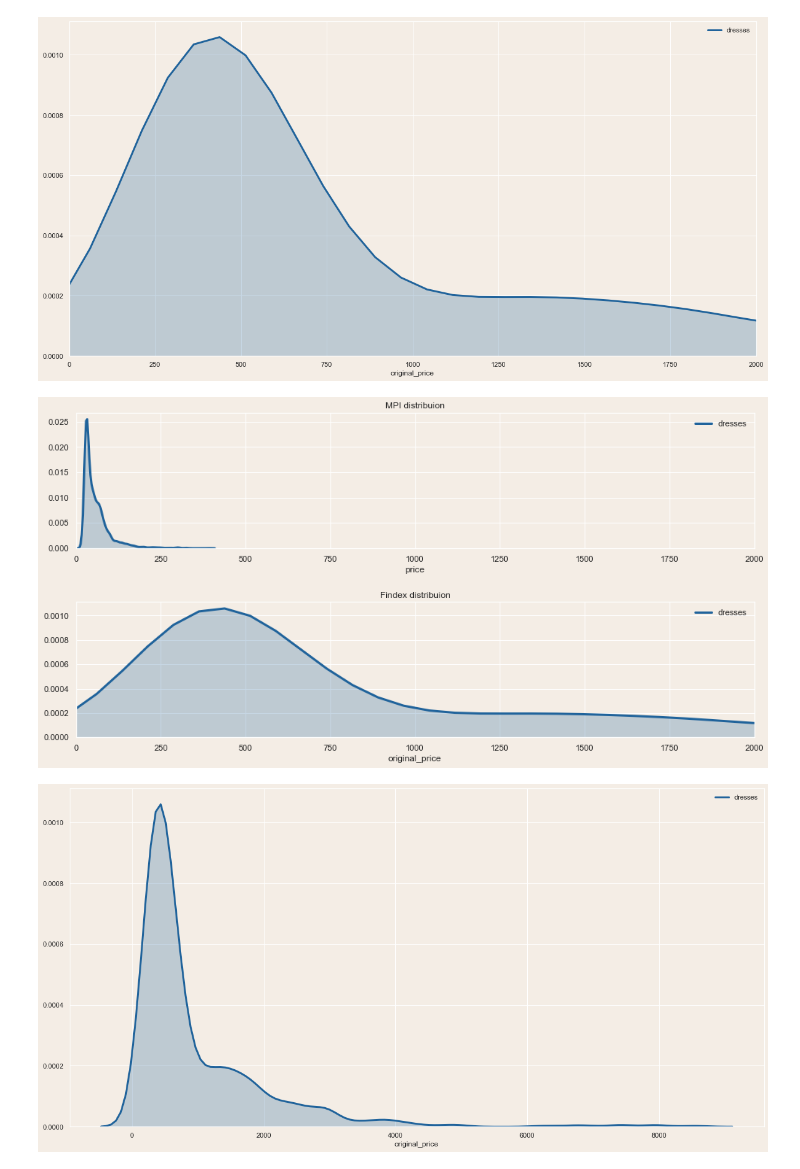
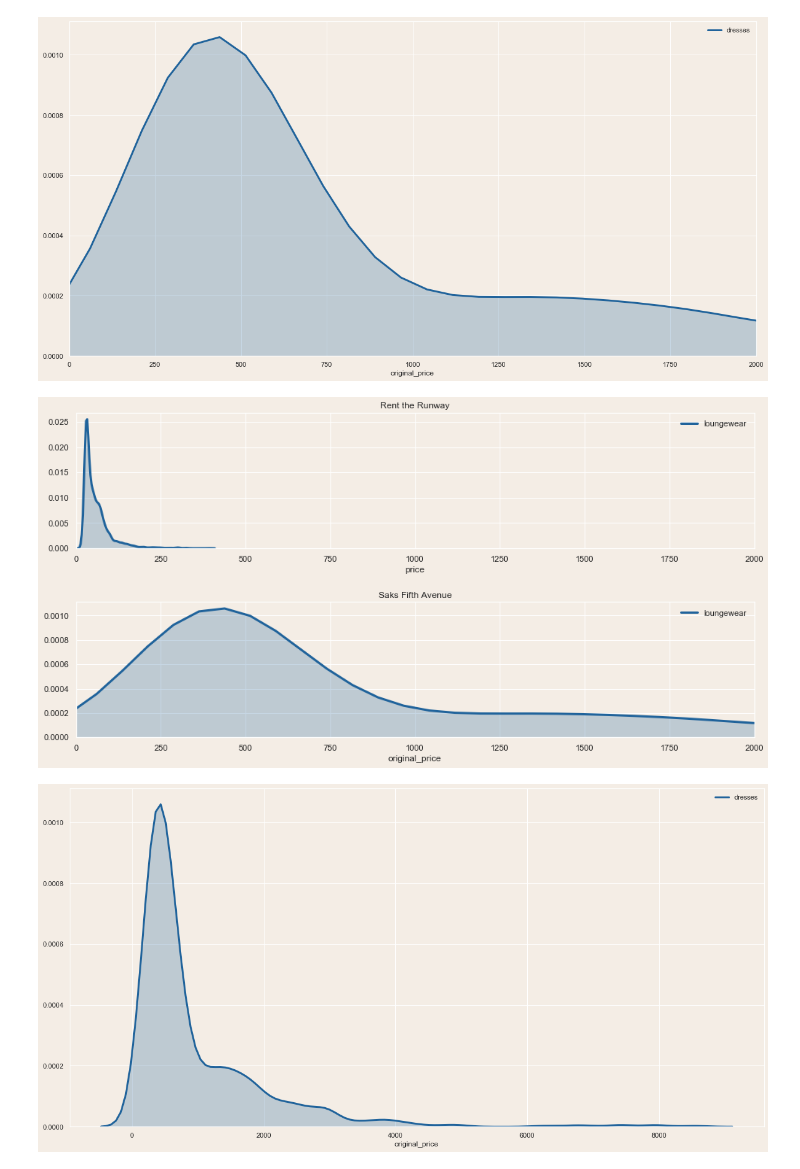
Before and after one commit to danieljinchoy/renttherunway, a Jupyter notebook: renttherunway/analysis.ipynb, the cells around one changed output. Saved outputs shown, nothing was run; the diff lists cells and outputs as text; code cells hidden in the pictures.

```diff
--- a/renttherunway/analysis.ipynb
+++ b/renttherunway/analysis.ipynb
@@ -362,3 +373,27 @@ plt.xlim(0, 70)
 # %% [output]
 (0, 70)
 [figure]
+# %%
+sns.set(rc={'axes.facecolor':'#f4ede5', 'figure.facecolor':'#f4ede5'})
+categories = ['Outerwear', 'Jumpsuits & Rompers', 'Bottoms', 'Maternity', 'Sweater', 'Tops', 'Dresses']
+colors = ['#4a2c2a','#e0bb82','#d2a146', '#541616', '#c64242', '#ff7474', '#20639B']
+
+# Iterate through the three catogories
+plt.figure(figsize=(20,10))
+
+for i in range(0, len(categories)):
+    # Subset to the category
+    subset = rent[rent['category'] == categories[i]]
+
+    # Draw the density plot
+    sns.distplot(subset['original_price'], hist = False, kde = True,
+                 kde_kws = {'shade':True,'linewidth': 3},
+                 color = colors[i],
+                 label = categories[i])
+
+# sns.set_style('whitegrid')
+plt.style.use('seaborn-whitegrid')
+plt.legend(prop={'size': 12}, title = 'Categoris')
+plt.title('Density Plot with Multiple Categories',fontdict = {'fontsize' : 18})
+plt.xlabel('Price', fontdict = {'fontsize' : 14})
+plt.ylabel('Density', fontdict = {'fontsize' : 14})
@@ -364,0 +403,17 @@ plt.xlim(0, 70)
+# %%
+sns.set(rc={'axes.facecolor':'#f4ede5', 'figure.facecolor':'#f4ede5'})
+categories = ['loungewear']
+colors = ['#20639B']
+
+# Iterate through the three catogories
+plt.figure(figsize=(20,10))
+
+for i in range(0, len(categories)):
+    # Subset to the category
+    subset = lounge[lounge['category_lounge'] == categories[i]]
+
+    # Draw the density plot
+    sns.distplot(lounge['price'], hist = False, kde = True,
+                 kde_kws = {'shade':True,'linewidth': 3},
+                 color = colors[i],
+                 label = categories[i])
@@ -365,6 +422,6 @@ plt.xlim(0, 70)
 # %%
 sns.set(rc={'axes.facecolor':'#f4ede5', 'figure.facecolor':'#f4ede5'})
-categories = ['dresses']
+categories = ['loungewear']
 colors = ['#20639B']
 
 # Iterate through the three catogories
@@ -404,33 +459,33 @@ for i in range(0, len(categories)):
 [figure]
 # %%
 plt.figure(figsize=(14,7))
-plt.subplot(2,1,1).set_title("Rent the Runway)
+plt.subplot(2,1,1).set_title("Rent the Runway")
 for i in range(0, len(categories)):
     # Subset to the category
     subset = rent[rent['category'] == categories[i]]
 
     # Draw the density plot
     sns.distplot(rent['price'], hist = False, kde = True,
                  kde_kws = {'shade':True,'linewidth': 3},
                  color = colors[i],
                  label = categories[i])
     plt.xlim(0, 2000)
 
 plt.subplot(2,1,2).set_title("Saks Fifth Avenue")
 for i in range(0, len(categories)):
     # Subset to the category
     subset = saks[saks['category'] == categories[i]]
 
     # Draw the density plot
     sns.distplot(saks['original_price'], hist = False, kde = True,
                  kde_kws = {'shade':True,'linewidth': 3},
                  color = colors[i],
                  label = categories[i])
     plt.xlim(0, 2000)
 
 plt.tight_layout(pad=0.0, w_pad=0.0, h_pad=2.0, rect=[0, 0, 0.95, 0.95])
 # %% [output]
-[figure, old version]
+[figure, new version]
 # %%
 sns.set(rc={'axes.facecolor':'#f4ede5', 'figure.facecolor':'#f4ede5'})
 categories = ['dresses']
```
Also changed, not shown: parts of 13 cells of this notebook, 1 other file.
